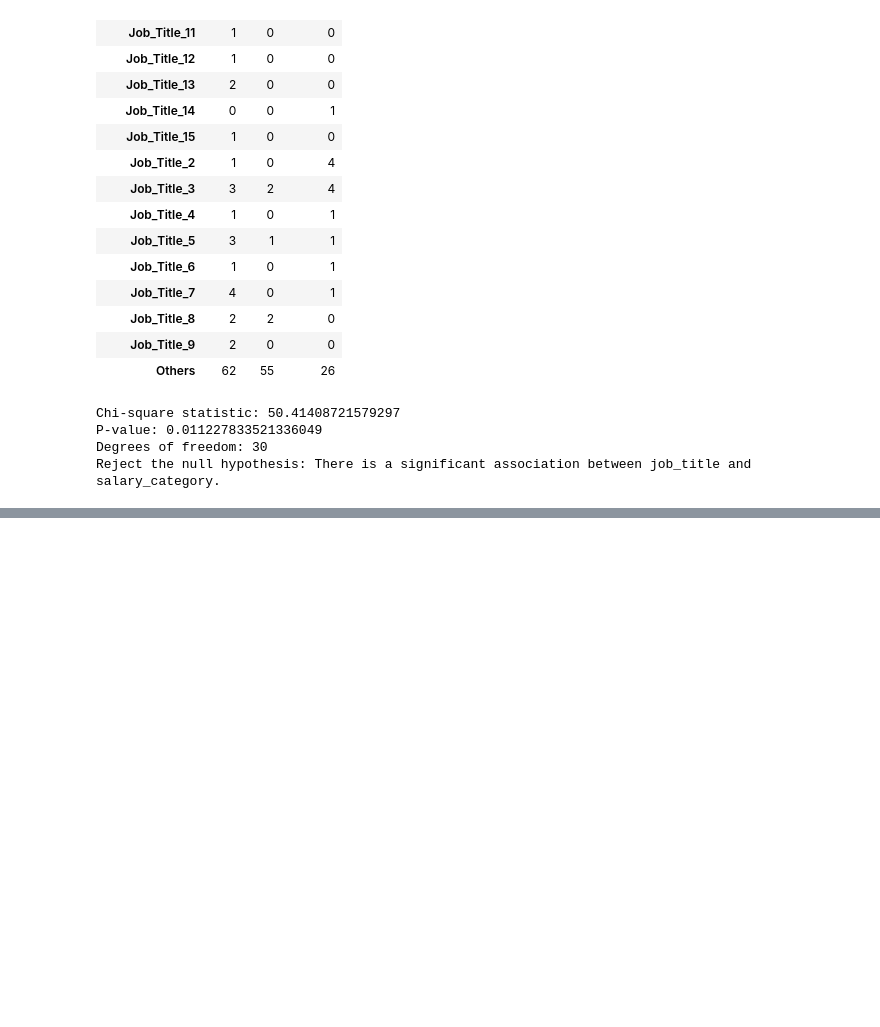
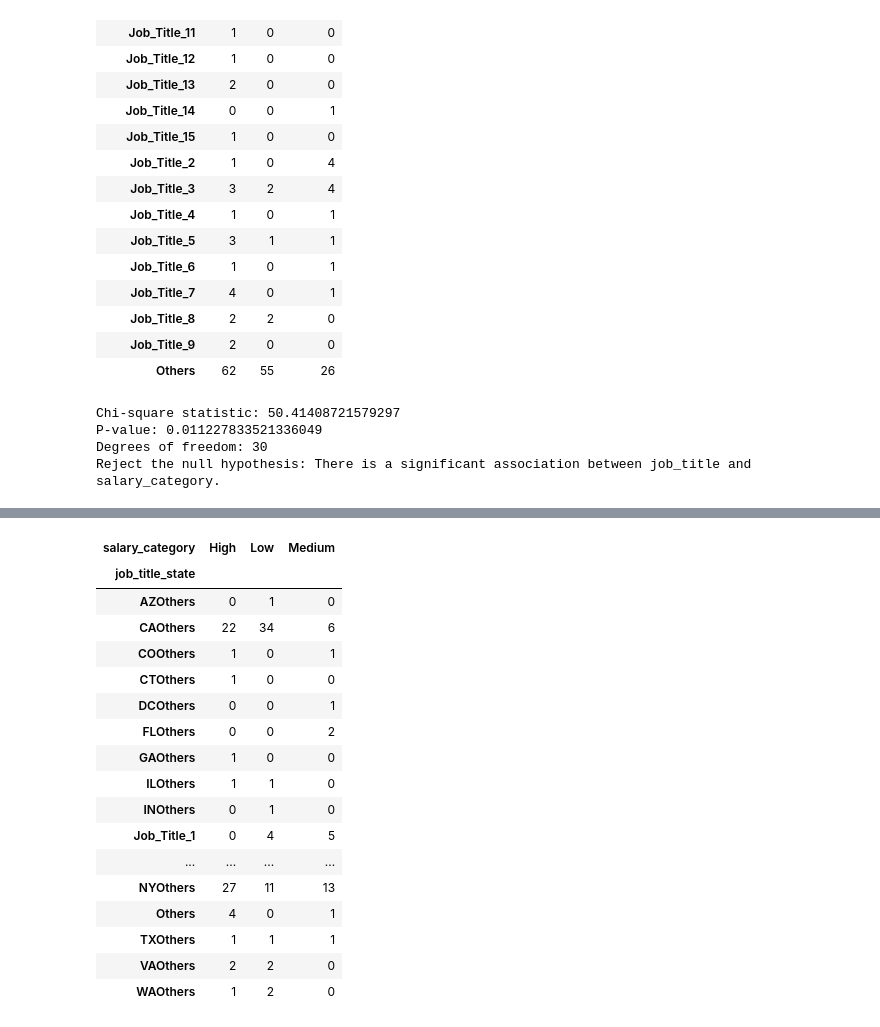
Before and after one commit to thimmie52/EngineerSalaryPred, a Jupyter notebook: analysis.ipynb, the cells around one changed output, grey strips where cells are left out. Cells and saved outputs as stored; diff of their text form; code cells hidden in the pictures; blank space fills up the shorter version.

```diff
--- a/analysis.ipynb
+++ b/analysis.ipynb
@@ -87,0 +128,35 @@ sns.heatmap(pd.crosstab(train_dir['job_title'], train_dir['salary_category']))
+# %%
+train_dir['job_state'] = train_dir['job_state'].astype(str).replace('nan', '')
+
+jst = []
+
+for _, i in train_dir.iterrows():
+  if i['job_title'] == 'Others':
+    jst.append(i['job_state'] + i['job_title'])
+
+  else:
+    jst.append(i['job_title'])
+
+
+train_dir['job_title_state'] = jst
+# %%
+pd.crosstab(train_dir['job_title_state'], train_dir['salary_category'])
+# %% [output]
+| salary_category | High | Low | Medium |
+| job_title_state |  |  |  |
+| AZOthers | 0 | 1 | 0 |
+| CAOthers | 22 | 34 | 6 |
+| COOthers | 1 | 0 | 1 |
+| CTOthers | 1 | 0 | 0 |
+| DCOthers | 0 | 0 | 1 |
+| FLOthers | 0 | 0 | 2 |
+| GAOthers | 1 | 0 | 0 |
+| ILOthers | 1 | 1 | 0 |
+| INOthers | 0 | 1 | 0 |
+| Job_Title_1 | 0 | 4 | 5 |
+| ... | ... | ... | ... |
+| NYOthers | 27 | 11 | 13 |
+| Others | 4 | 0 | 1 |
+| TXOthers | 1 | 1 | 1 |
+| VAOthers | 2 | 2 | 0 |
+| WAOthers | 1 | 2 | 0 |
```
Also changed, not shown: parts of 8 cells of this notebook.
